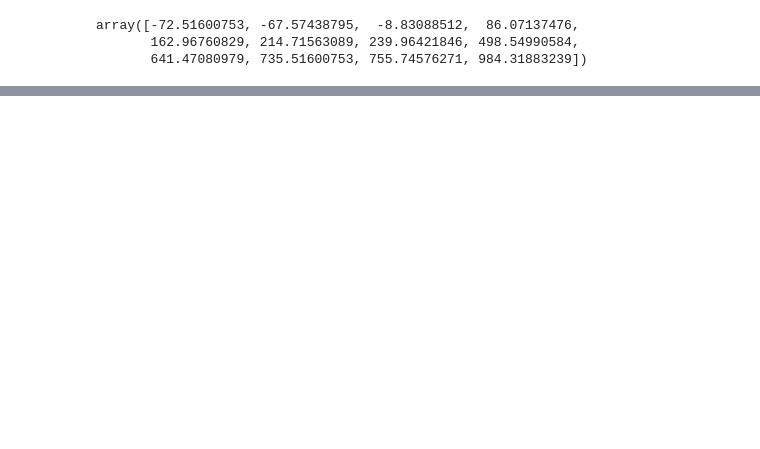
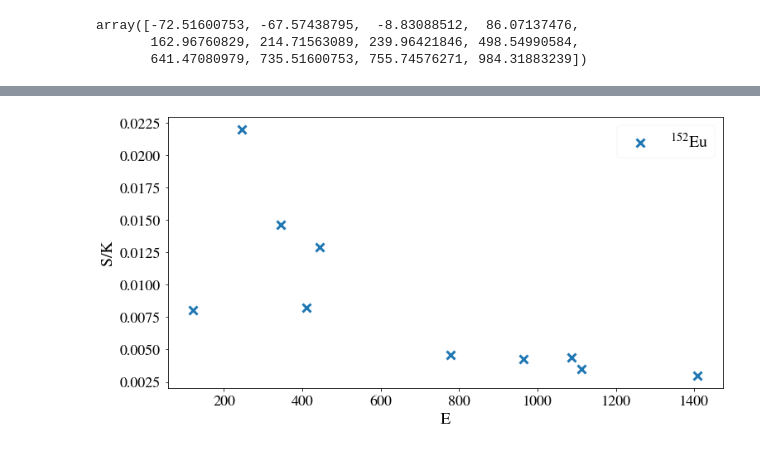
Before and after one commit to DickyChant/AdvNuclExp, a Jupyter notebook: Exp2/analysis/analysis.ipynb, the cells around one changed output, grey strips where cells are left out. Saved outputs shown, nothing was run; the diff lists cells and outputs as text; code cells hidden in the pictures; blank space fills up the shorter version.

```diff
--- a/Exp2/analysis/analysis.ipynb
+++ b/Exp2/analysis/analysis.ipynb
@@ -220,0 +308,10 @@ plt.savefig("../plots/Roughly_Cali_full.pdf")
+# %%
+plt.figure(figsize=(12,6))
+plt.scatter(Eu152_full_csv['E'],Eu152_full_csv['S/K']*1.966143017243074e-08,label="$^{152}$Eu",marker="x")
+
+plt.legend()
+plt.xlabel("$E$")
+plt.ylabel("$S/K$")
+plt.savefig("../plots/Absolute.pdf")
+# %% [output]
+[figure, added]
```
Also changed, not shown: parts of 21 cells of this notebook, 24 other files.
